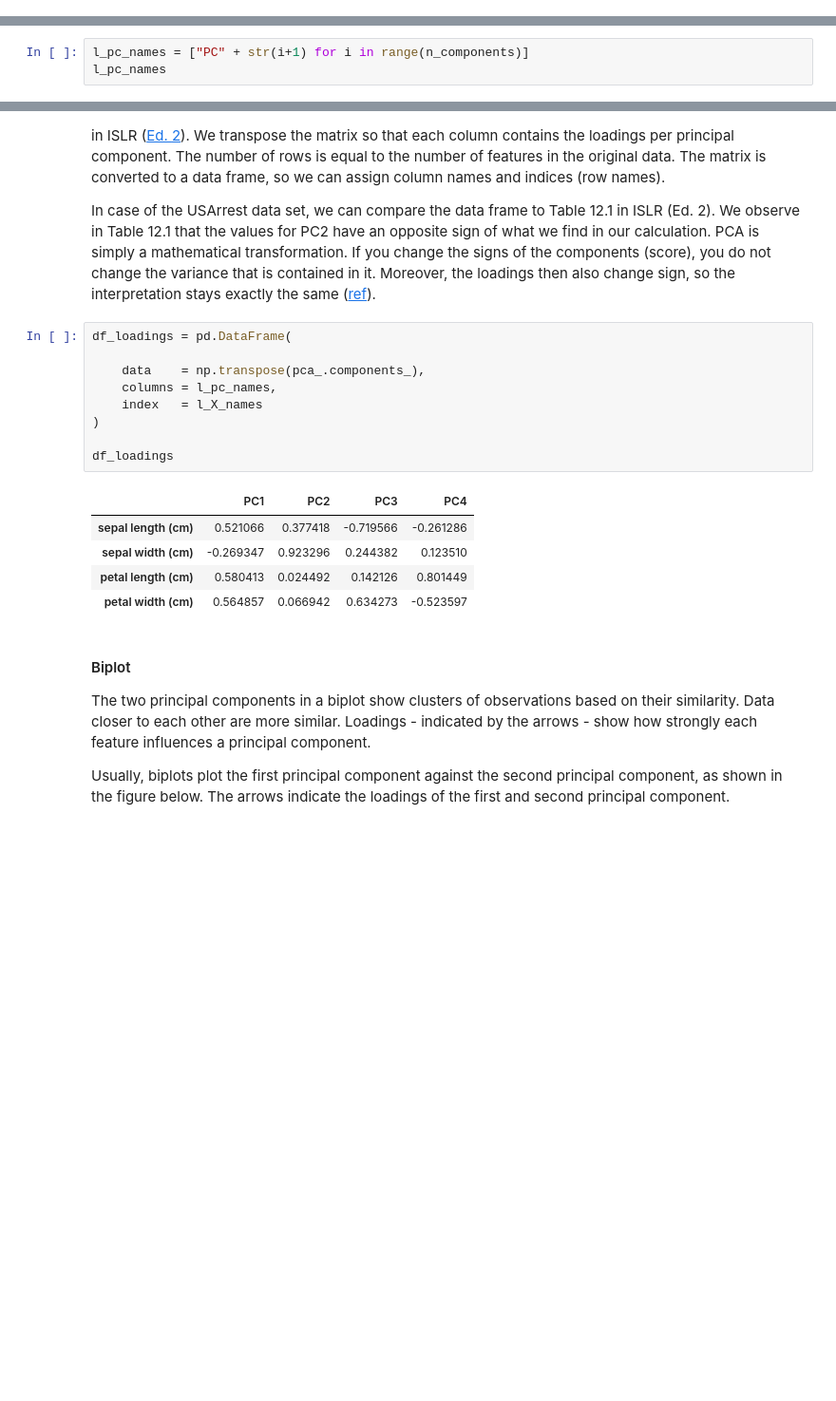
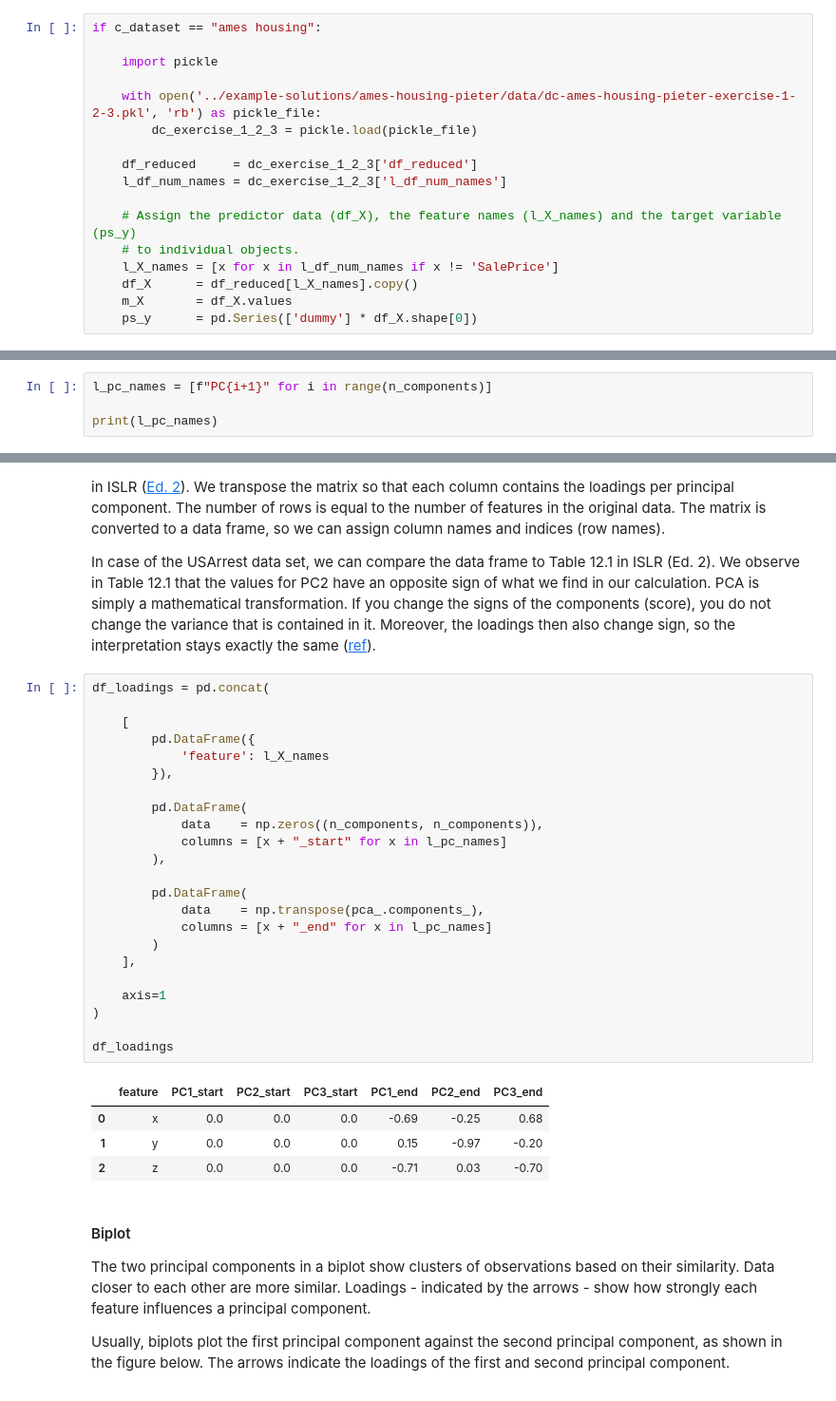
Before and after one commit to EAISI/machine-learning-with-python-explainers, a Jupyter notebook: ml-explainers/how-does-pca-work.ipynb, the cells around one changed output, grey strips where cells are left out. Shown at 95% size. Saved outputs shown, nothing was run; the diff lists cells and outputs as text; blank space fills up the shorter version.

```diff
--- a/ml-explainers/how-does-pca-work.ipynb
+++ b/ml-explainers/how-does-pca-work.ipynb
@@ -93,3 +107,20 @@ if c_dataset == "usarrests":
+# %%
+if c_dataset == "ames housing":
+
+    import pickle
+
+    with open('../example-solutions/ames-housing-pieter/data/dc-ames-housing-pieter-exercise-1-2-3.pkl', 'rb') as pickle_file:
+        dc_exercise_1_2_3 = pickle.load(pickle_file)
+
+    df_reduced     = dc_exercise_1_2_3['df_reduced']
+    l_df_num_names = dc_exercise_1_2_3['l_df_num_names']
+
+    # Assign the predictor data (df_X), the feature names (l_X_names) and the target variable (ps_y)
+    # to individual objects.
+    l_X_names = [x for x in l_df_num_names if x != 'SalePrice']
+    df_X      = df_reduced[l_X_names].copy()
+    m_X       = df_X.values
+    ps_y      = pd.Series(['dummy'] * df_X.shape[0])
 # %% [markdown]
 ##### Dummy dataset I
 
@@ -336,6 +380,7 @@ number of principal components requested in the `PCA()` function. We use
 a list-comprehension to construct the column names `v_pc_names`, see
 also explainer `list-comprehensions`.
 # %%
-l_pc_names = ["PC" + str(i+1) for i in range(n_components)]
-l_pc_names
+l_pc_names = [f"PC{i+1}" for i in range(n_components)]
+
+print(l_pc_names)
 # %% [output]
@@ -376,20 +428,33 @@ Moreover, the loadings then also change sign, so the interpretation
 stays exactly the same
 ([ref](https://stats.stackexchange.com/questions/88880/does-the-sign-of-scores-or-of-loadings-in-pca-or-fa-have-a-meaning-may-i-revers)).
 # %%
-df_loadings = pd.DataFrame(
+df_loadings = pd.concat(
 
-    data    = np.transpose(pca_.components_),
-    columns = l_pc_names,
-    index   = l_X_names
+    [
+        pd.DataFrame({
+            'feature': l_X_names
+        }),
+
+        pd.DataFrame(
+            data    = np.zeros((n_components, n_components)),
+            columns = [x + "_start" for x in l_pc_names]
+        ),
+
+        pd.DataFrame(
+            data    = np.transpose(pca_.components_),
+            columns = [x + "_end" for x in l_pc_names]
+        )
+    ],
+
+    axis=1
 )
 
 df_loadings
 # %% [output]
-|  | PC1 | PC2 | PC3 | PC4 |
-| sepal length (cm) | 0.521066 | 0.377418 | -0.719566 | -0.261286 |
-| sepal width (cm) | -0.269347 | 0.923296 | 0.244382 | 0.123510 |
-| petal length (cm) | 0.580413 | 0.024492 | 0.142126 | 0.801449 |
-| petal width (cm) | 0.564857 | 0.066942 | 0.634273 | -0.523597 |
+|  | feature | PC1_start | PC2_start | PC3_start | PC1_end | PC2_end | PC3_end |
+| 0 | x | 0.0 | 0.0 | 0.0 | -0.69 | -0.25 | 0.68 |
+| 1 | y | 0.0 | 0.0 | 0.0 | 0.15 | -0.97 | -0.20 |
+| 2 | z | 0.0 | 0.0 | 0.0 | -0.71 | 0.03 | -0.70 |
 # %% [markdown]
 #### Biplot
 
```
Also changed, not shown: parts of 27 cells of this notebook, 3 other files.
